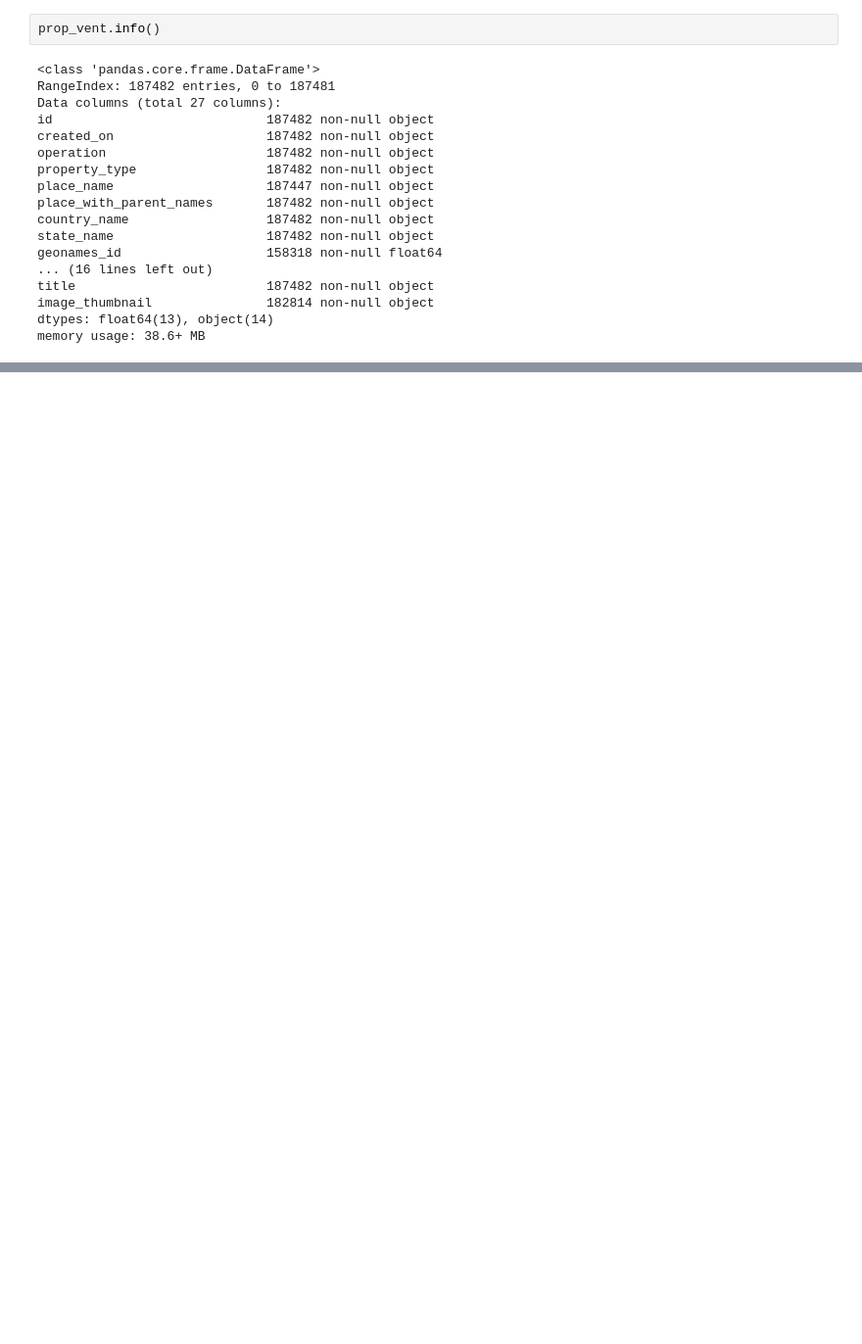
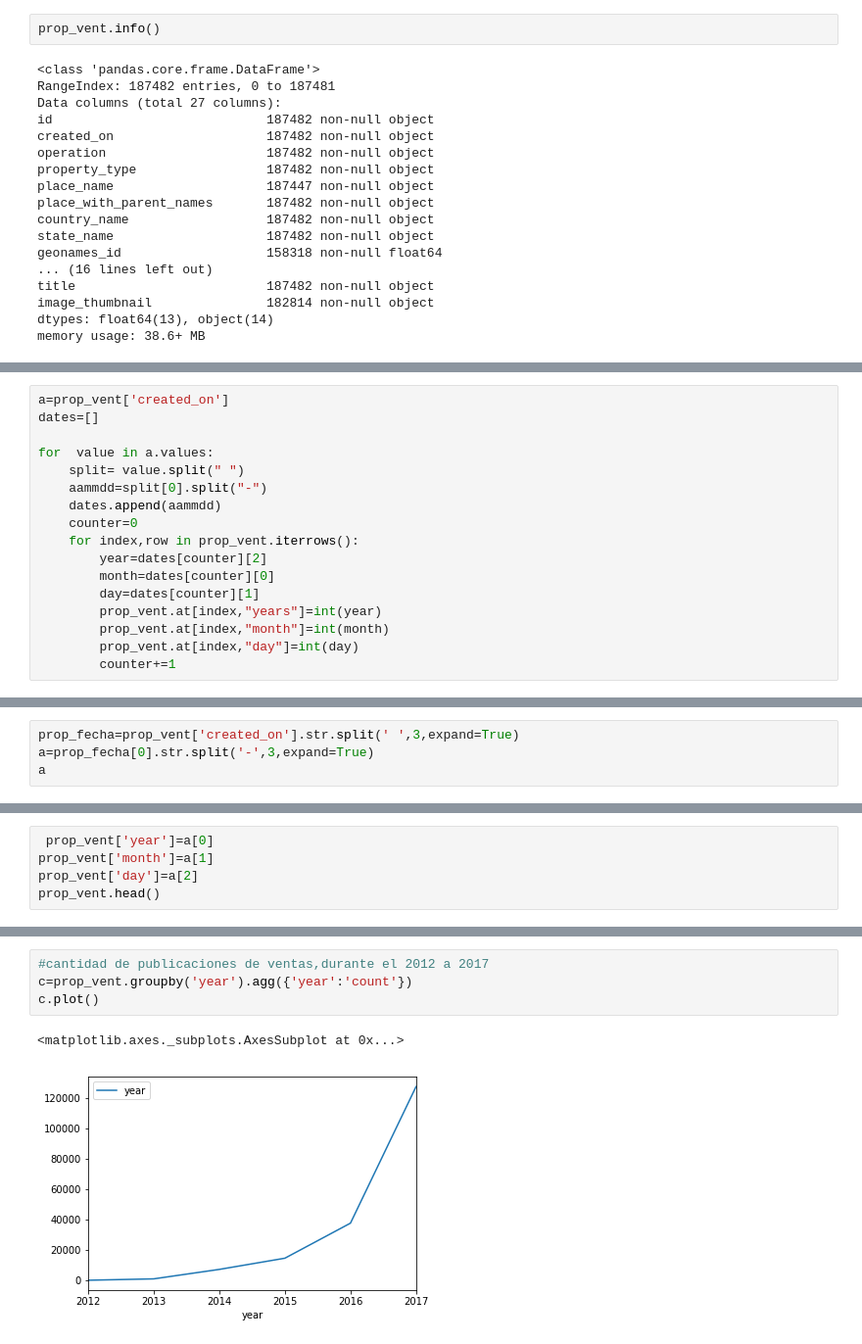
Before and after one commit to yussefomar/tp1OrganizacionComputador, a Jupyter notebook: tp1organizaciondatos.ipynb, the cells around one changed output, grey strips where cells are left out. Shown at 98% size. Cells and saved outputs as stored; diff of their text form; blank space fills up the shorter version.

```diff
--- a/tp1organizaciondatos.ipynb
+++ b/tp1organizaciondatos.ipynb
@@ -141,0 +326,17 @@ prop_vent.describe()
+# %%
+a=prop_vent['created_on']
+dates=[]
+
+for  value in a.values:
+    split= value.split(" ")
+    aammdd=split[0].split("-")
+    dates.append(aammdd)
+    counter=0
+    for index,row in prop_vent.iterrows():
+        year=dates[counter][2]
+        month=dates[counter][0]
+        day=dates[counter][1]
+        prop_vent.at[index,"years"]=int(year)
+        prop_vent.at[index,"month"]=int(month)
+        prop_vent.at[index,"day"]=int(day)
+        counter+=1
@@ -141,0 +345,4 @@ prop_vent.describe()
+# %%
+prop_fecha=prop_vent['created_on'].str.split(' ',3,expand=True)
+a=prop_fecha[0].str.split('-',3,expand=True)
+a
@@ -141,0 +368,5 @@ prop_vent.describe()
+# %%
+ prop_vent['year']=a[0]
+prop_vent['month']=a[1]
+prop_vent['day']=a[2]
+prop_vent.head()
@@ -141,0 +381,7 @@ prop_vent.describe()
+# %%
+#cantidad de publicaciones de ventas,durante el 2012 a 2017
+c=prop_vent.groupby('year').agg({'year':'count'})
+c.plot()
+# %% [output]
+<matplotlib.axes._subplots.AxesSubplot at 0x...>
+[figure, added]
```
Also changed, not shown: parts of 37 cells of this notebook.
